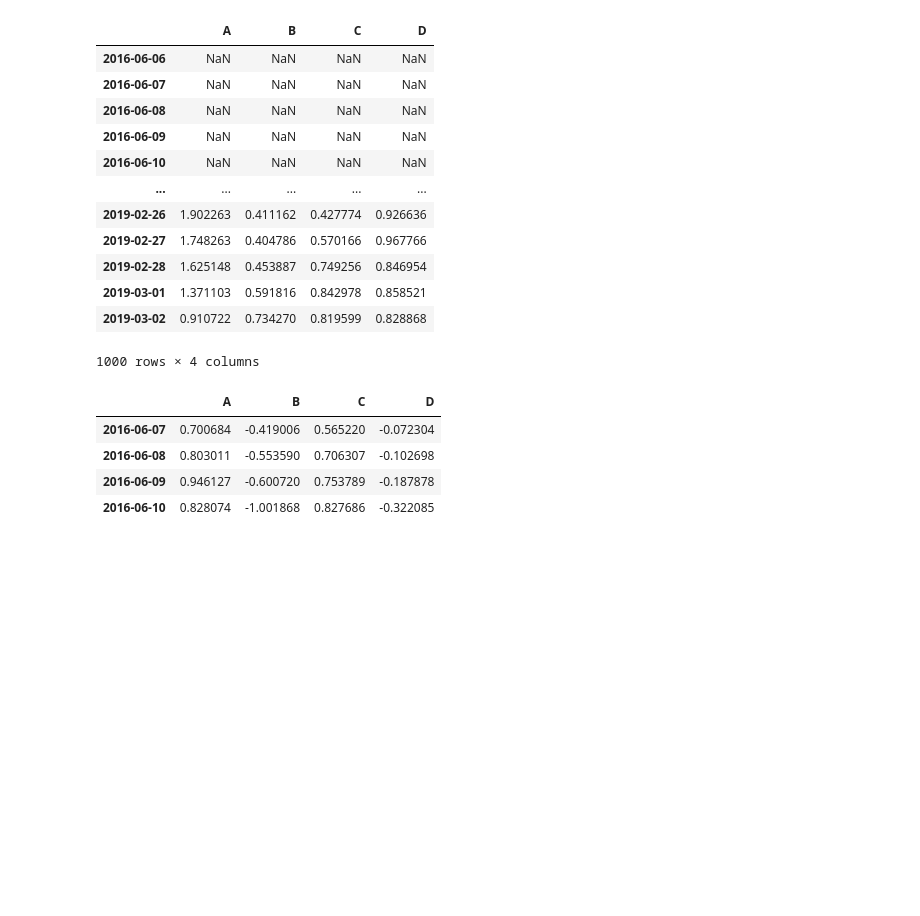
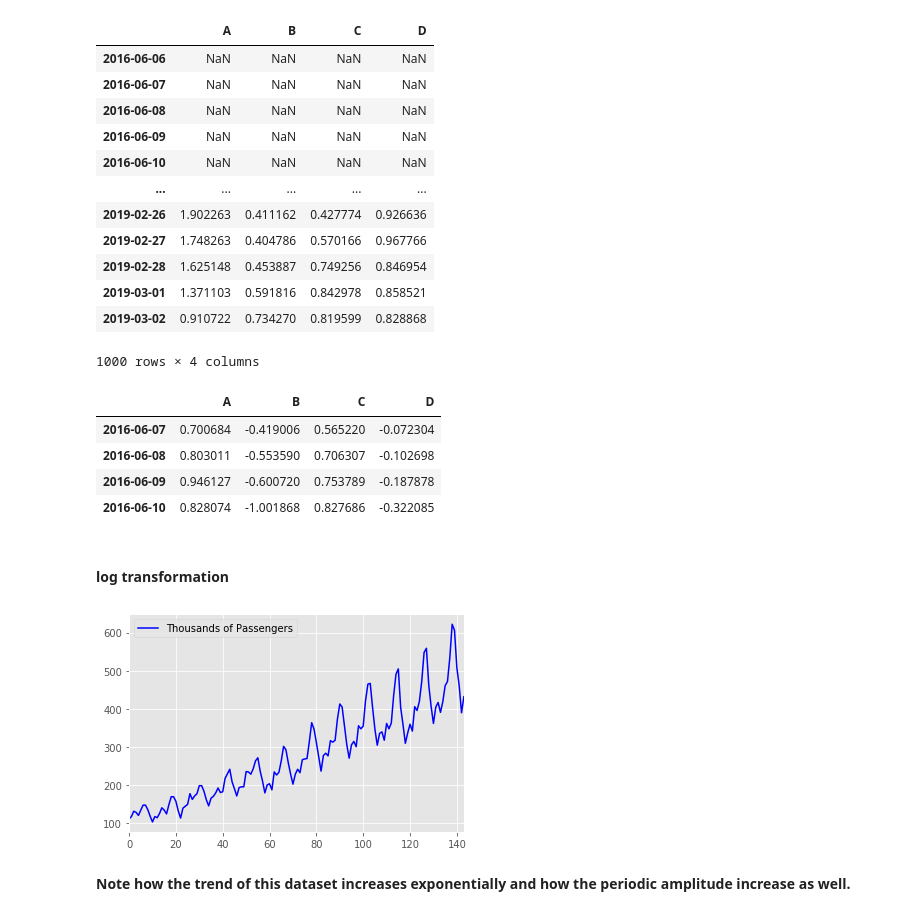
Before and after one commit to bkubsch/time_series, a Jupyter notebook: notebooks/00_introduction.ipynb, the cells around one changed output. Saved outputs shown, nothing was run; the diff lists cells and outputs as text; code cells hidden in the pictures; blank space fills up the shorter version.

```diff
--- a/notebooks/00_introduction.ipynb
+++ b/notebooks/00_introduction.ipynb
@@ -484,3 +484,5 @@ df.expanding(min_periods = 1).mean()[1:5]
 | 2016-06-08 | 0.803011 | -0.553590 | 0.706307 | -0.102698 |
 | 2016-06-09 | 0.946127 | -0.600720 | 0.753789 | -0.187878 |
 | 2016-06-10 | 0.828074 | -1.001868 | 0.827686 | -0.322085 |
+# %% [markdown]
+#### __log transformation__
@@ -486,0 +491,11 @@ df.expanding(min_periods = 1).mean()[1:5]
+# %%
+#the airline passengers dataset is a famous one to demonstrate time series forecasts
+#we will see it at other occasions throughout this course
+airline_passengers = pd.read_csv('../data/airline_passengers.csv')
+# %%
+plt.style.use('ggplot')
+airline_passengers.plot(color='blue');
+# %% [output]
+[figure, added]
+# %% [markdown]
+__Note how the trend of this dataset increases exponentially and how the periodic amplitude increase as well.__
```
Also changed, not shown: parts of 5 cells of this notebook.
